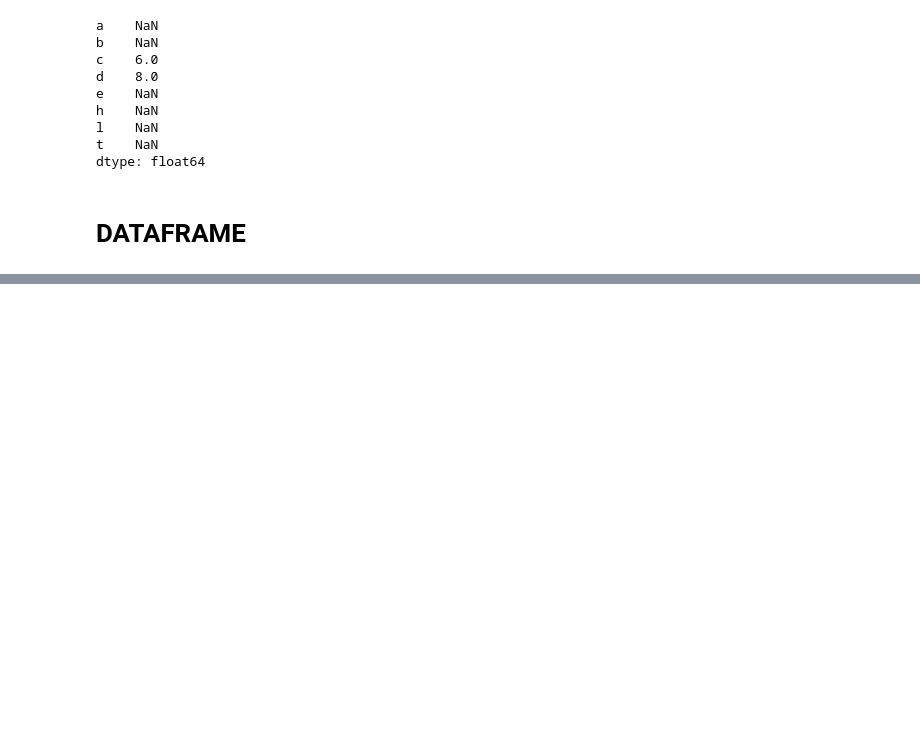
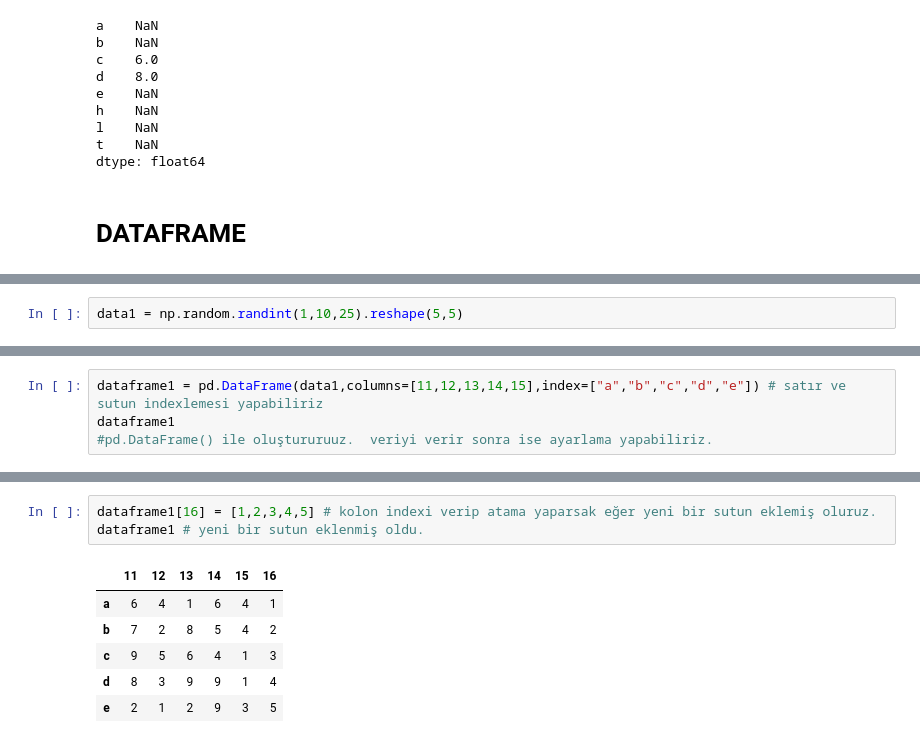
Before and after one commit to emreaytas/PYTHON2, a Jupyter notebook: PANDAS/pandasTensorflow.ipynb, the cells around one changed output, grey strips where cells are left out. Saved outputs shown, nothing was run; the diff lists cells and outputs as text; blank space fills up the shorter version.

```diff
--- a/PANDAS/pandasTensorflow.ipynb
+++ b/PANDAS/pandasTensorflow.ipynb
@@ -77,0 +80,2 @@ dtype: float64
+# %%
+data1 = np.random.randint(1,10,25).reshape(5,5)
@@ -77,0 +90,4 @@ dtype: float64
+# %%
+dataframe1 = pd.DataFrame(data1,columns=[11,12,13,14,15],index=["a","b","c","d","e"]) # satır ve sutun indexlemesi yapabiliriz
+dataframe1
+#pd.DataFrame() ile oluştururuuz.  veriyi verir sonra ise ayarlama yapabiliriz.
@@ -77,0 +123,10 @@ dtype: float64
+# %%
+dataframe1[16] = [1,2,3,4,5] # kolon indexi verip atama yaparsak eğer yeni bir sutun eklemiş oluruz.
+dataframe1 # yeni bir sutun eklenmiş oldu.
+# %% [output]
+|  | 11 | 12 | 13 | 14 | 15 | 16 |
+| a | 6 | 4 | 1 | 6 | 4 | 1 |
+| b | 7 | 2 | 8 | 5 | 4 | 2 |
+| c | 9 | 5 | 6 | 4 | 1 | 3 |
+| d | 8 | 3 | 9 | 9 | 1 | 4 |
+| e | 2 | 1 | 2 | 9 | 3 | 5 |
```
Also changed, not shown: parts of 55 cells of this notebook.
